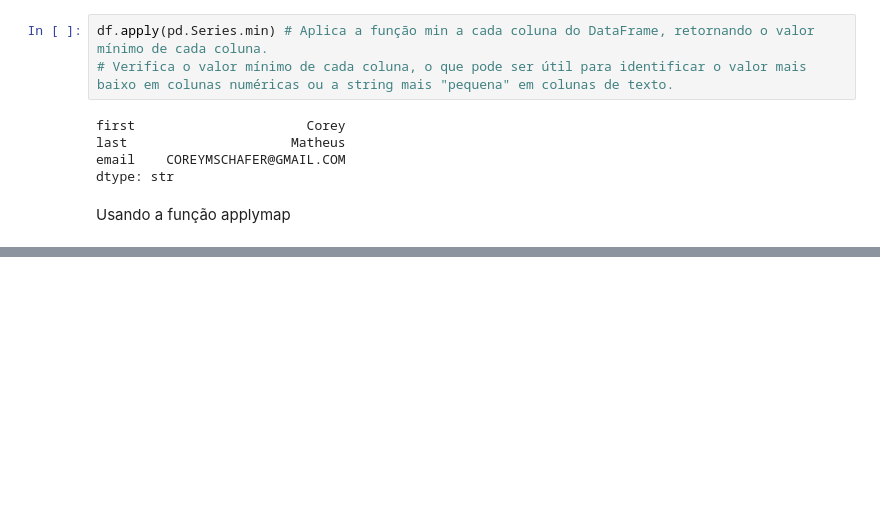
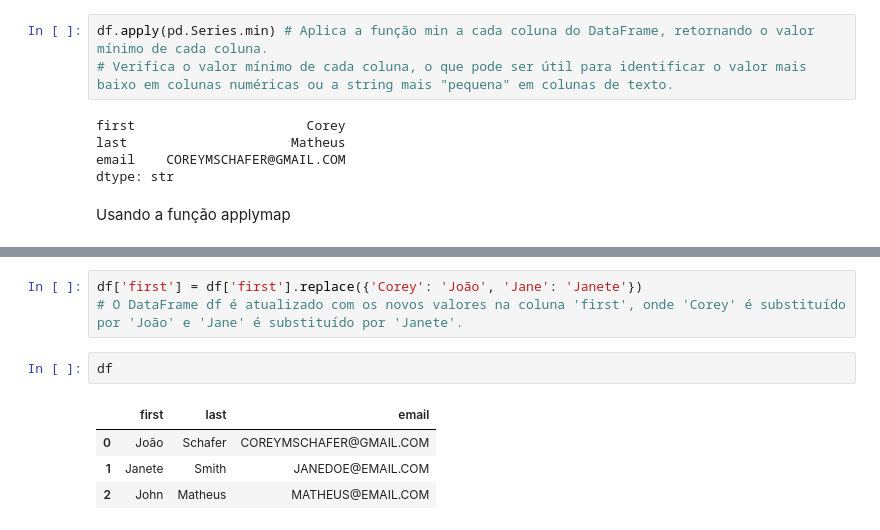
Before and after one commit to JotaG09/Pandas-t, a Jupyter notebook: 05-Updating_Data/Updating_data.ipynb, the cells around one changed output, grey strips where cells are left out. Saved outputs shown, nothing was run; the diff lists cells and outputs as text; blank space fills up the shorter version.

Commit message:
Modificando Colunas

```diff
--- a/05-Updating_Data/Updating_data.ipynb
+++ b/05-Updating_Data/Updating_data.ipynb
@@ -203,0 +258,10 @@ AttributeError: 'DataFrame' object has no attribute 'applymap'
+# %%
+df['first'] = df['first'].replace({'Corey': 'João', 'Jane': 'Janete'})
+# O DataFrame df é atualizado com os novos valores na coluna 'first', onde 'Corey' é substituído por 'João' e 'Jane' é substituído por 'Janete'.
+# %%
+df
+# %% [output]
+|  | first | last | email |
+| 0 | João | Schafer | COREYMSCHAFER@GMAIL.COM |
+| 1 | Janete | Smith | JANEDOE@EMAIL.COM |
+| 2 | John | Matheus | MATHEUS@EMAIL.COM |
```
Also changed, not shown: parts of 12 cells of this notebook, 3 other files.
